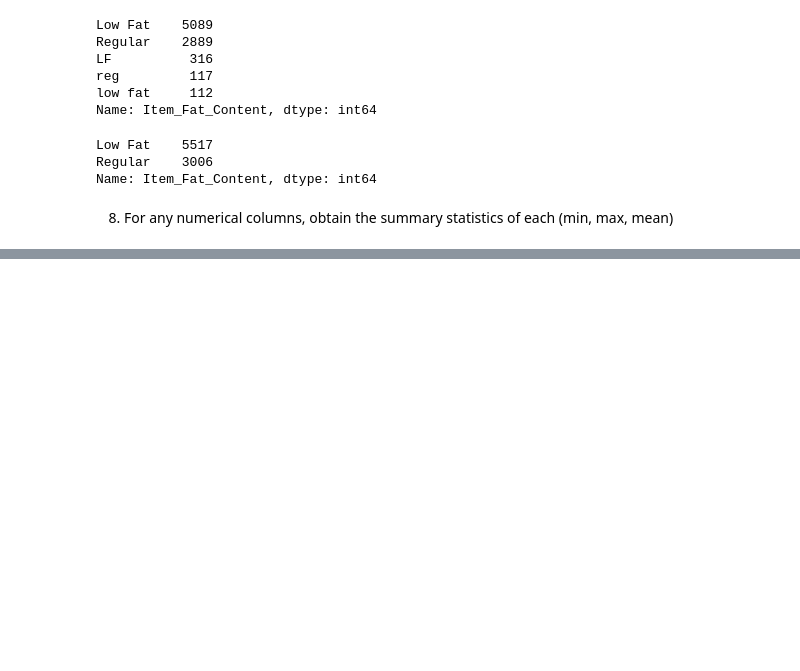
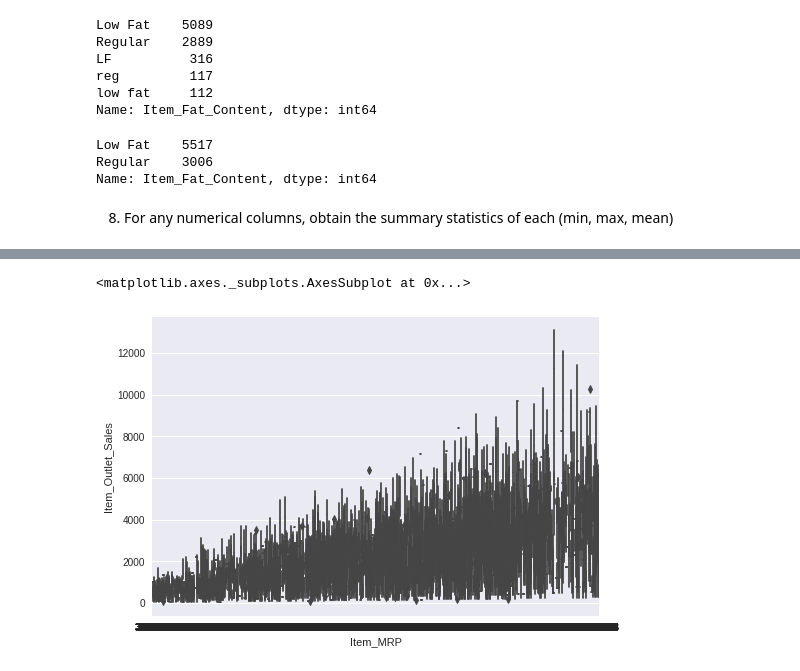
Before and after one commit to CheyQ27/Grocery-Sales, a Jupyter notebook: Sales_Predictions.ipynb, the cells around one changed output, grey strips where cells are left out. Cells and saved outputs as stored; diff of their text form; code cells hidden in the pictures; blank space fills up the shorter version.

```diff
--- a/Sales_Predictions.ipynb
+++ b/Sales_Predictions.ipynb
@@ -221,0 +252,6 @@ df.describe().round(2)
+# %%
+#I really didn't understand this weeks assignments, but I tried
+df.boxplot(column = 'Item_Outlet_Sales', by = 'Item_MRP');
+# %% [output]
+<matplotlib.axes._subplots.AxesSubplot at 0x...>
+[figure, added]
```
Also changed, not shown: parts of 9 cells of this notebook.
